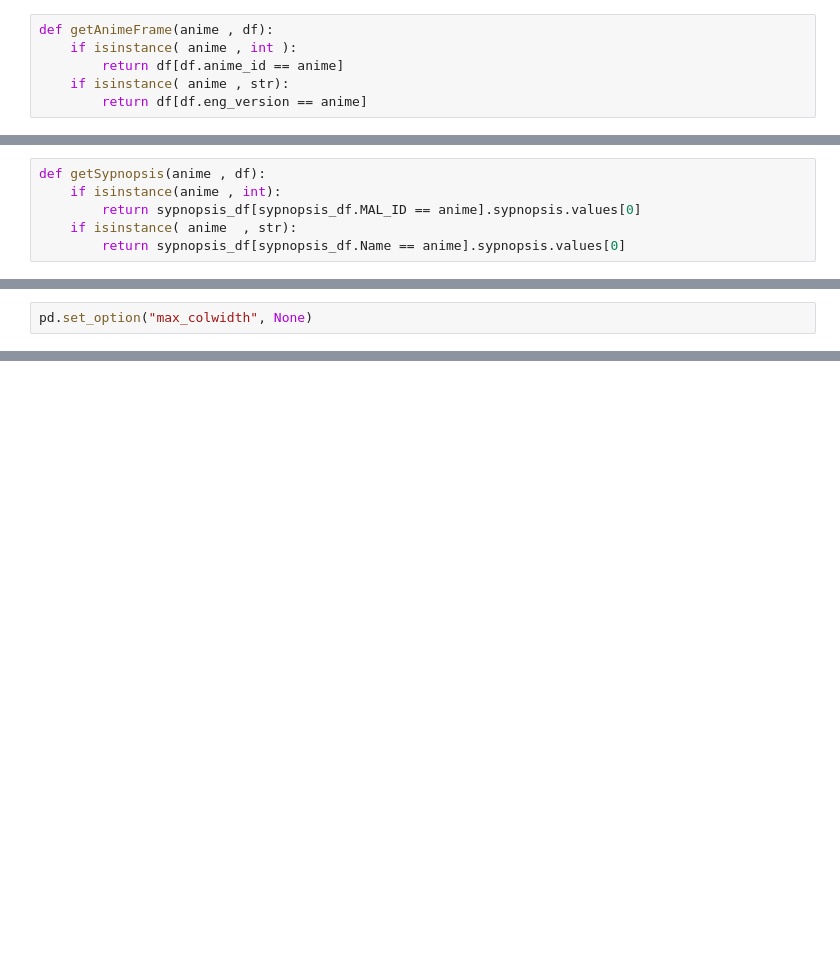
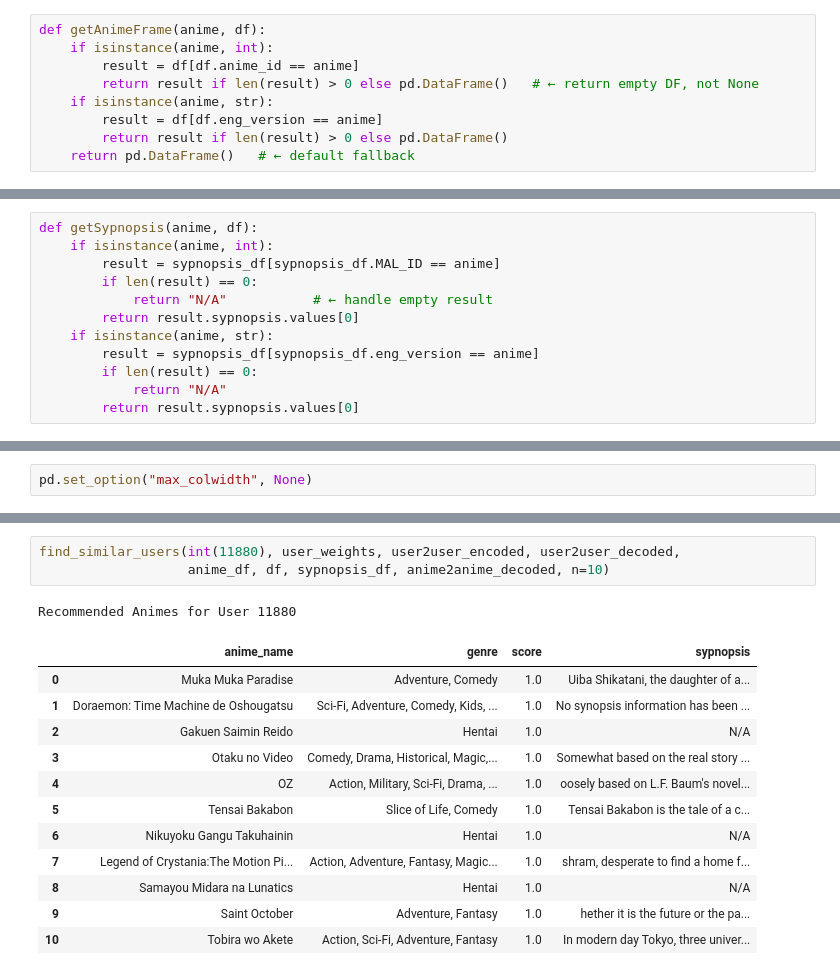
Before and after one commit to ankushsingh003/OtakuOps, a Jupyter notebook: notebook/anime.ipynb, the cells around one changed output, grey strips where cells are left out. Drawn from its saved outputs; the diff is of its cells as text; blank space fills up the shorter version.

Commit message:
Update notebook: user recommendation function and bug fixes

```diff
--- a/notebook/anime.ipynb
+++ b/notebook/anime.ipynb
@@ -442,11 +442,14 @@ df.head()
 | 14963 | 38524 | Attack on Titan Season 3 Part 2 | 9.1 | Action, Drama, Fantasy, Military,... | 10 | TV | Spring 2019 | 1073626 |
 | 9913 | 28977 | Gintama Season 4 | 9.1 | Action, Comedy, Historical, Parod... | 51 | TV | Spring 2015 | 404121 |
 # %%
-def getAnimeFrame(anime , df):
-    if isinstance( anime , int ):
-        return df[df.anime_id == anime]
-    if isinstance( anime , str):
-        return df[df.eng_version == anime]
+def getAnimeFrame(anime, df):
+    if isinstance(anime, int):
+        result = df[df.anime_id == anime]
+        return result if len(result) > 0 else pd.DataFrame()   # ← return empty DF, not None
+    if isinstance(anime, str):
+        result = df[df.eng_version == anime]
+        return result if len(result) > 0 else pd.DataFrame()
+    return pd.DataFrame()   # ← default fallback
 # %%
 getAnimeFrame( 40028 , df)
 # %% [output]
@@ -468,11 +471,17 @@ sypnopsis_df.head()
 | 3 | 7 | Witch Hunter Robin | 7.27 | Action, Mystery, Police, Supernat... | ches are individuals with special... |
 | 4 | 8 | Bouken Ou Beet | 6.98 | Adventure, Fantasy, Shounen, Supe... | It is the dark century and the pe... |
 # %%
-def getSypnopsis(anime , df):
-    if isinstance(anime , int):
-        return sypnopsis_df[sypnopsis_df.MAL_ID == anime].sypnopsis.values[0]
-    if isinstance( anime  , str):
-        return sypnopsis_df[sypnopsis_df.Name == anime].sypnopsis.values[0]
+def getSypnopsis(anime, df):
+    if isinstance(anime, int):
+        result = sypnopsis_df[sypnopsis_df.MAL_ID == anime]
+        if len(result) == 0:
+            return "N/A"           # ← handle empty result
+        return result.sypnopsis.values[0]
+    if isinstance(anime, str):
+        result = sypnopsis_df[sypnopsis_df.eng_version == anime]
+        if len(result) == 0:
+            return "N/A"
+        return result.sypnopsis.values[0]
 # %%
 getSypnopsis( 40028 , df)
 # %% [output]
@@ -502,0 +617,17 @@ def find_similar_animes(name , anime_weights , anime2anime_encoded , anime2anime
+# %%
+find_similar_users(int(11880), user_weights, user2user_encoded, user2user_decoded,
+                   anime_df, df, sypnopsis_df, anime2anime_decoded, n=10)
+# %% [output]
+Recommended Animes for User 11880
+|  | anime_name | genre | score | sypnopsis |
+| 0 | Muka Muka Paradise | Adventure, Comedy | 1.0 | Uiba Shikatani, the daughter of a... |
+| 1 | Doraemon: Time Machine de Oshougatsu | Sci-Fi, Adventure, Comedy, Kids, ... | 1.0 | No synopsis information has been ... |
+| 2 | Gakuen Saimin Reido | Hentai | 1.0 | N/A |
+| 3 | Otaku no Video | Comedy, Drama, Historical, Magic,... | 1.0 | Somewhat based on the real story ... |
+| 4 | OZ | Action, Military, Sci-Fi, Drama, ... | 1.0 | oosely based on L.F. Baum's novel... |
+| 5 | Tensai Bakabon | Slice of Life, Comedy | 1.0 | Tensai Bakabon is the tale of a c... |
+| 6 | Nikuyoku Gangu Takuhainin | Hentai | 1.0 | N/A |
+| 7 | Legend of Crystania:The Motion Pi... | Action, Adventure, Fantasy, Magic... | 1.0 | shram, desperate to find a home f... |
+| 8 | Samayou Midara na Lunatics | Hentai | 1.0 | N/A |
+| 9 | Saint October | Adventure, Fantasy | 1.0 | hether it is the future or the pa... |
+| 10 | Tobira wo Akete | Action, Sci-Fi, Adventure, Fantasy | 1.0 | In modern day Tokyo, three univer... |
```
Also changed, not shown: parts of 3 cells of this notebook.
